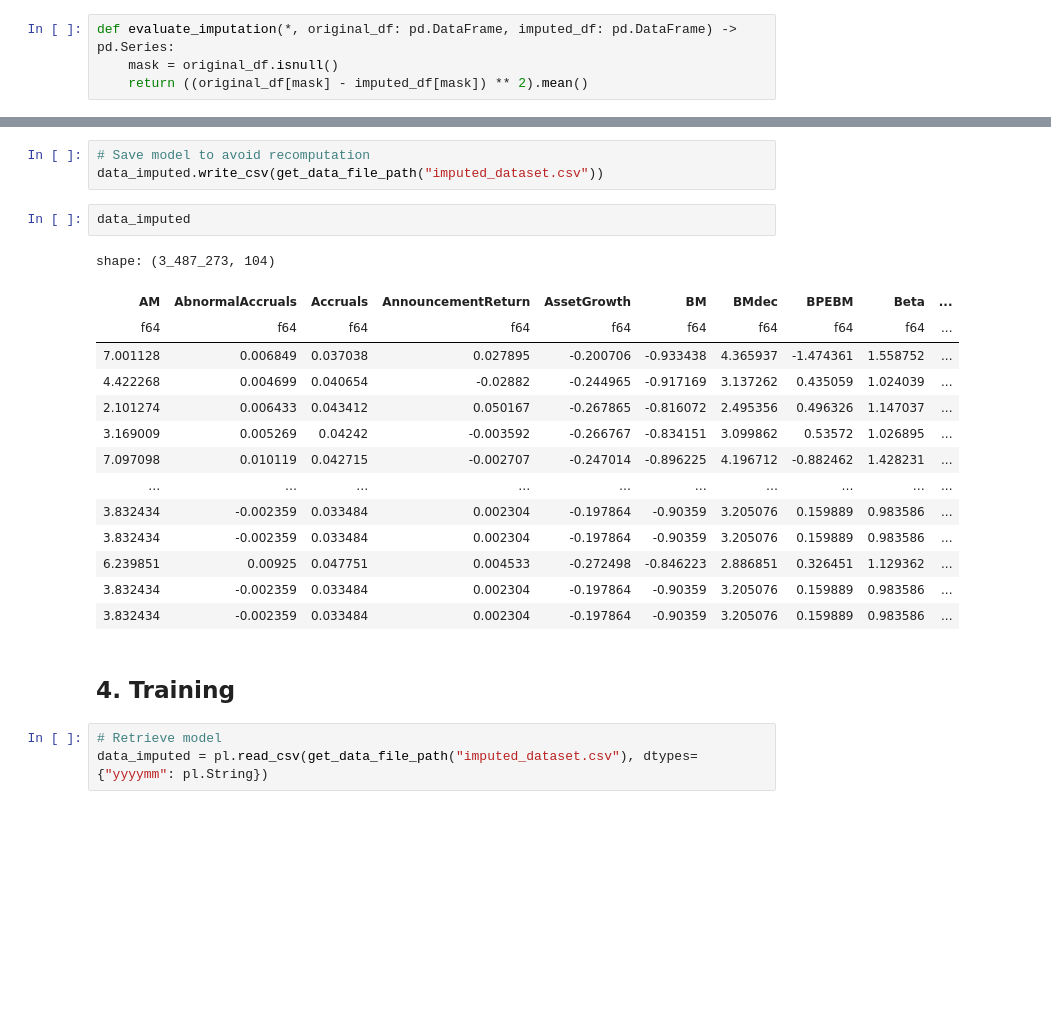
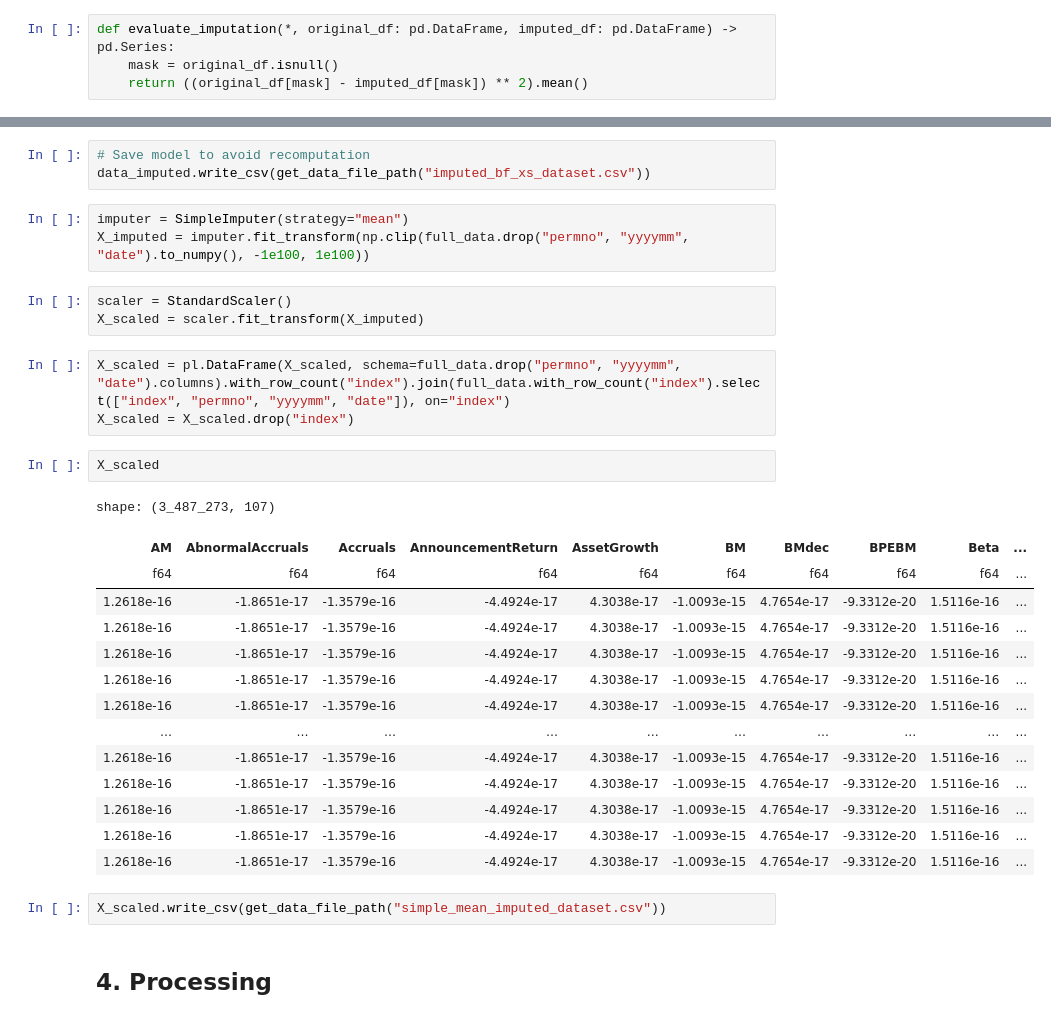
Before and after one commit to NicolasAlmerge/FIN407FinalProject, a Jupyter notebook: Predictors.ipynb, the cells around one changed output, grey strips where cells are left out. Cells and saved outputs as stored; diff of their text form; blank space fills up the shorter version.

```diff
--- a/Predictors.ipynb
+++ b/Predictors.ipynb
@@ -481,25 +556,33 @@ Length: 107, dtype: float64 <=====
 # %%
 # Save model to avoid recomputation
-data_imputed.write_csv(get_data_file_path("imputed_dataset.csv"))
+data_imputed.write_csv(get_data_file_path("imputed_bf_xs_dataset.csv"))
-# %%
-data_imputed
-# %% [output]
-shape: (3_487_273, 104)
-| AM | AbnormalAccruals | Accruals | AnnouncementReturn | AssetGrowth | BM | BMdec | BPEBM | Beta | ... |
-| f64 | f64 | f64 | f64 | f64 | f64 | f64 | f64 | f64 | ... |
-| 7.001128 | 0.006849 | 0.037038 | 0.027895 | -0.200706 | -0.933438 | 4.365937 | -1.474361 | 1.558752 | ... |
-| 4.422268 | 0.004699 | 0.040654 | -0.02882 | -0.244965 | -0.917169 | 3.137262 | 0.435059 | 1.024039 | ... |
-| 2.101274 | 0.006433 | 0.043412 | 0.050167 | -0.267865 | -0.816072 | 2.495356 | 0.496326 | 1.147037 | ... |
-| 3.169009 | 0.005269 | 0.04242 | -0.003592 | -0.266767 | -0.834151 | 3.099862 | 0.53572 | 1.026895 | ... |
-| 7.097098 | 0.010119 | 0.042715 | -0.002707 | -0.247014 | -0.896225 | 4.196712 | -0.882462 | 1.428231 | ... |
-| … | … | … | … | … | … | … | … | … | ... |
-| 3.832434 | -0.002359 | 0.033484 | 0.002304 | -0.197864 | -0.90359 | 3.205076 | 0.159889 | 0.983586 | ... |
-| 3.832434 | -0.002359 | 0.033484 | 0.002304 | -0.197864 | -0.90359 | 3.205076 | 0.159889 | 0.983586 | ... |
-| 6.239851 | 0.00925 | 0.047751 | 0.004533 | -0.272498 | -0.846223 | 2.886851 | 0.326451 | 1.129362 | ... |
-| 3.832434 | -0.002359 | 0.033484 | 0.002304 | -0.197864 | -0.90359 | 3.205076 | 0.159889 | 0.983586 | ... |
-| 3.832434 | -0.002359 | 0.033484 | 0.002304 | -0.197864 | -0.90359 | 3.205076 | 0.159889 | 0.983586 | ... |
+# %%
+imputer = SimpleImputer(strategy="mean")
+X_imputed = imputer.fit_transform(np.clip(full_data.drop("permno", "yyyymm", "date").to_numpy(), -1e100, 1e100))
+# %%
+scaler = StandardScaler()
+X_scaled = scaler.fit_transform(X_imputed)
+# %%
+X_scaled = pl.DataFrame(X_scaled, schema=full_data.drop("permno", "yyyymm", "date").columns).with_row_count("index").join(full_data.with_row_count("index").select(["index", "permno", "yyyymm", "date"]), on="index")
+X_scaled = X_scaled.drop("index")
+# %%
+X_scaled
+# %% [output]
+shape: (3_487_273, 107)
+| AM | AbnormalAccruals | Accruals | AnnouncementReturn | AssetGrowth | BM | BMdec | BPEBM | Beta | ... |
+| f64 | f64 | f64 | f64 | f64 | f64 | f64 | f64 | f64 | ... |
+| 1.2618e-16 | -1.8651e-17 | -1.3579e-16 | -4.4924e-17 | 4.3038e-17 | -1.0093e-15 | 4.7654e-17 | -9.3312e-20 | 1.5116e-16 | ... |
+| 1.2618e-16 | -1.8651e-17 | -1.3579e-16 | -4.4924e-17 | 4.3038e-17 | -1.0093e-15 | 4.7654e-17 | -9.3312e-20 | 1.5116e-16 | ... |
+| 1.2618e-16 | -1.8651e-17 | -1.3579e-16 | -4.4924e-17 | 4.3038e-17 | -1.0093e-15 | 4.7654e-17 | -9.3312e-20 | 1.5116e-16 | ... |
+| 1.2618e-16 | -1.8651e-17 | -1.3579e-16 | -4.4924e-17 | 4.3038e-17 | -1.0093e-15 | 4.7654e-17 | -9.3312e-20 | 1.5116e-16 | ... |
+| 1.2618e-16 | -1.8651e-17 | -1.3579e-16 | -4.4924e-17 | 4.3038e-17 | -1.0093e-15 | 4.7654e-17 | -9.3312e-20 | 1.5116e-16 | ... |
+| … | … | … | … | … | … | … | … | … | ... |
+| 1.2618e-16 | -1.8651e-17 | -1.3579e-16 | -4.4924e-17 | 4.3038e-17 | -1.0093e-15 | 4.7654e-17 | -9.3312e-20 | 1.5116e-16 | ... |
+| 1.2618e-16 | -1.8651e-17 | -1.3579e-16 | -4.4924e-17 | 4.3038e-17 | -1.0093e-15 | 4.7654e-17 | -9.3312e-20 | 1.5116e-16 | ... |
+| 1.2618e-16 | -1.8651e-17 | -1.3579e-16 | -4.4924e-17 | 4.3038e-17 | -1.0093e-15 | 4.7654e-17 | -9.3312e-20 | 1.5116e-16 | ... |
+| 1.2618e-16 | -1.8651e-17 | -1.3579e-16 | -4.4924e-17 | 4.3038e-17 | -1.0093e-15 | 4.7654e-17 | -9.3312e-20 | 1.5116e-16 | ... |
+| 1.2618e-16 | -1.8651e-17 | -1.3579e-16 | -4.4924e-17 | 4.3038e-17 | -1.0093e-15 | 4.7654e-17 | -9.3312e-20 | 1.5116e-16 | ... |
+# %%
+X_scaled.write_csv(get_data_file_path("simple_mean_imputed_dataset.csv"))
 # %% [markdown]
-## 4. Training
+## 4. Processing
-# %%
-# Retrieve model
-data_imputed = pl.read_csv(get_data_file_path("imputed_dataset.csv"), dtypes={"yyyymm": pl.String})
```
Also changed, not shown: parts of 19 cells of this notebook, 1 other file.
